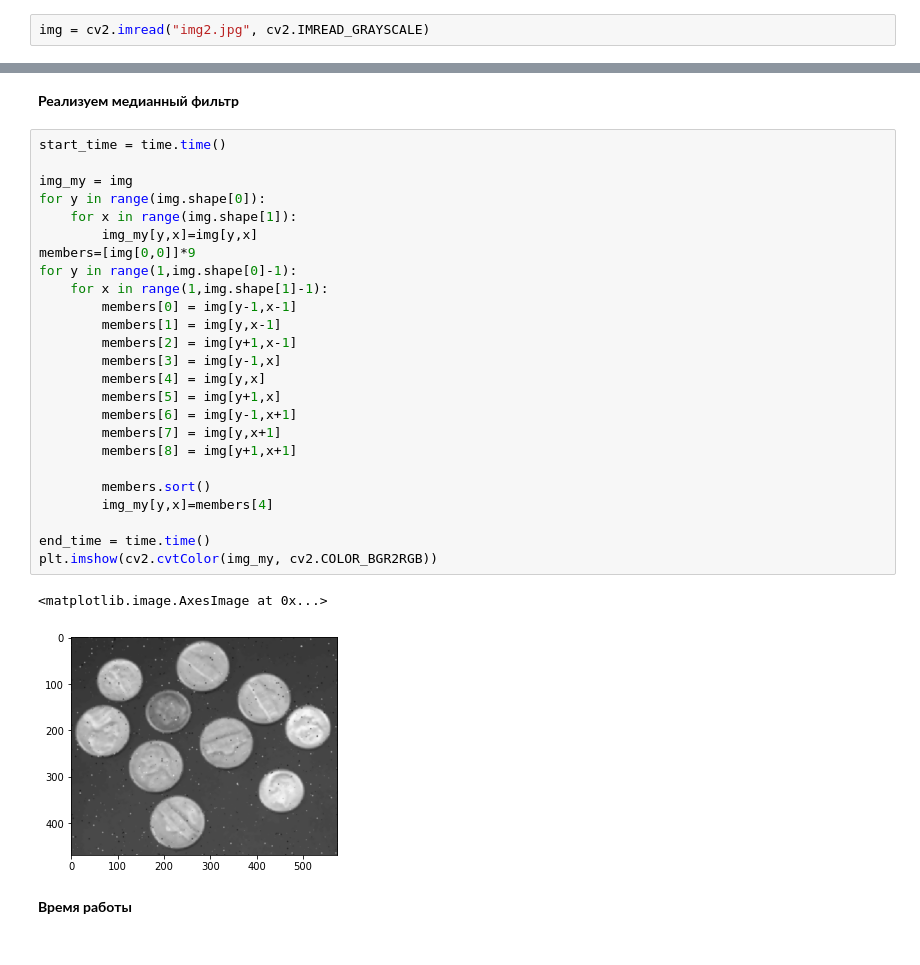
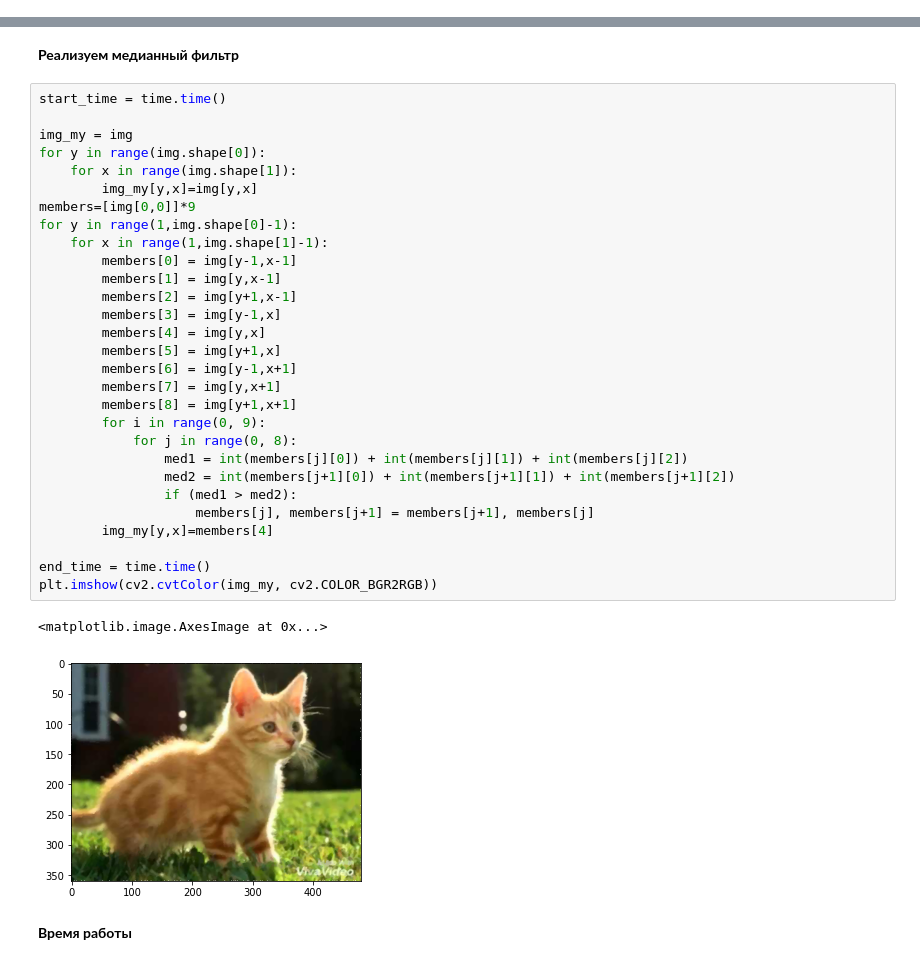
Before and after one commit to KrasilnikovAV/img_processing, a Jupyter notebook: Lab_2_demo/lab_2.ipynb, the cells around one changed output, grey strips where cells are left out. Drawn from its saved outputs; the diff is of its cells as text.

```diff
--- a/Lab_2_demo/lab_2.ipynb
+++ b/Lab_2_demo/lab_2.ipynb
@@ -56,5 +54,3 @@ plt.imshow(cv2.cvtColor(img, cv2.COLOR_BGR2RGB))
-# %%
-img = cv2.imread("img2.jpg", cv2.IMREAD_GRAYSCALE)
 # %% [markdown]
 **Изображение:**
 # %%
@@ -86,31 +82,35 @@ print(end_time - start_time)
 # %%
 start_time = time.time()
 
 img_my = img
 for y in range(img.shape[0]):
     for x in range(img.shape[1]):
         img_my[y,x]=img[y,x]
 members=[img[0,0]]*9
 for y in range(1,img.shape[0]-1):
     for x in range(1,img.shape[1]-1):
         members[0] = img[y-1,x-1]
         members[1] = img[y,x-1]
         members[2] = img[y+1,x-1]
         members[3] = img[y-1,x]
         members[4] = img[y,x]
         members[5] = img[y+1,x]
         members[6] = img[y-1,x+1]
         members[7] = img[y,x+1]
         members[8] = img[y+1,x+1]
-
-        members.sort()
+        for i in range(0, 9):
+            for j in range(0, 8):
+                med1 = int(members[j][0]) + int(members[j][1]) + int(members[j][2])
+                med2 = int(members[j+1][0]) + int(members[j+1][1]) + int(members[j+1][2])
+                if (med1 > med2):
+                    members[j], members[j+1] = members[j+1], members[j]
         img_my[y,x]=members[4]
 
 end_time = time.time()
 plt.imshow(cv2.cvtColor(img_my, cv2.COLOR_BGR2RGB))
 # %% [output]
 <matplotlib.image.AxesImage at 0x...>
-[figure, old version]
+[figure, new version]
 # %% [markdown]
 **Время работы**
 # %%
```
Also changed, not shown: parts of 9 cells of this notebook, 1 other file.
